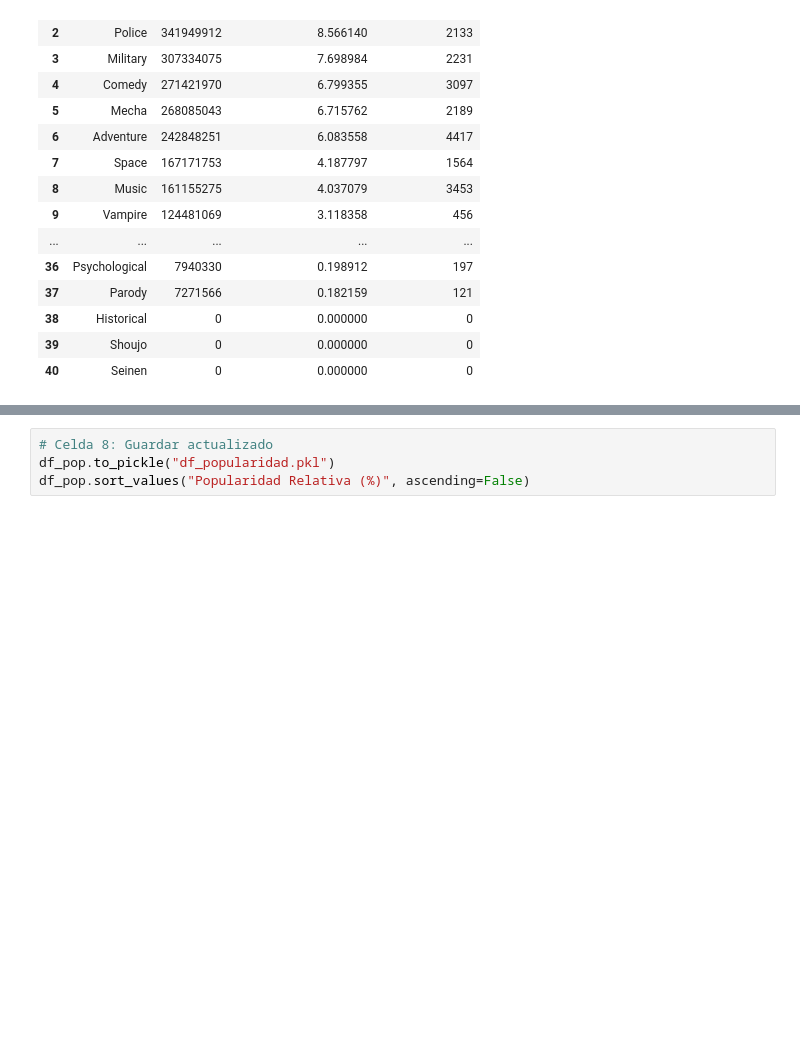
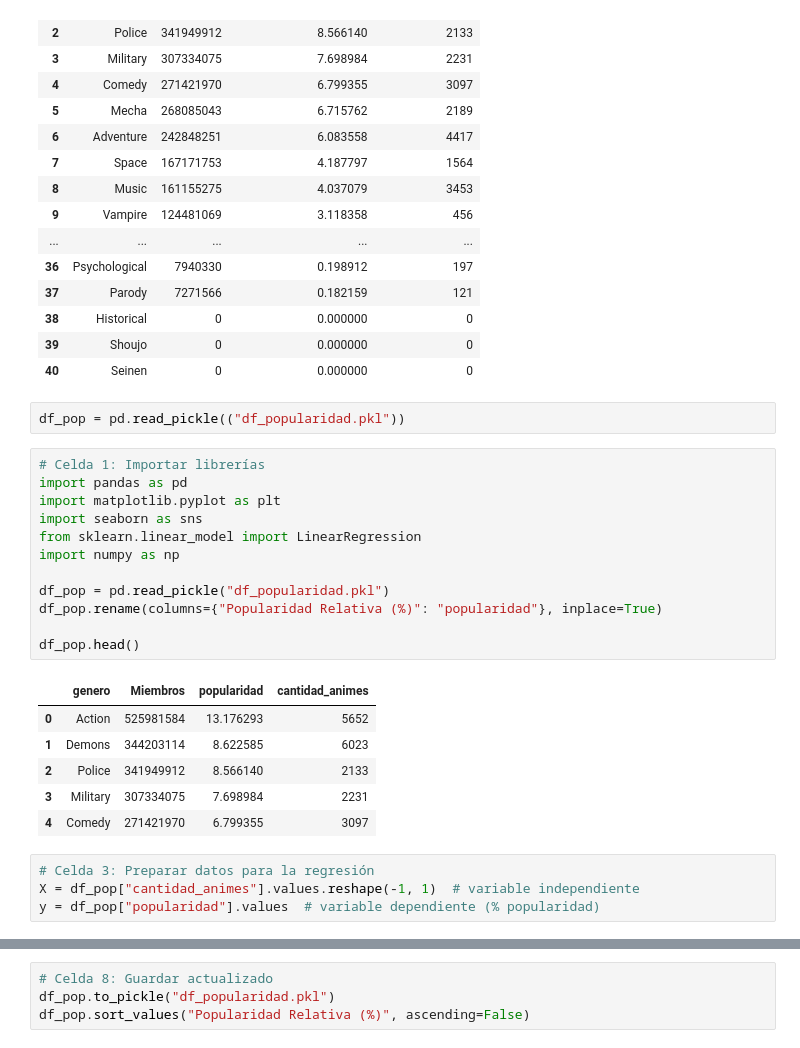
Before and after one commit to VAMarques/Proyecto-Grupo-12, a Jupyter notebook: popularidad.ipynb, the cells around one changed output, grey strips where cells are left out. Saved outputs shown, nothing was run; the diff lists cells and outputs as text; blank space fills up the shorter version.

```diff
--- a/popularidad.ipynb
+++ b/popularidad.ipynb
@@ -248,3 +248,28 @@ df_pop
 | 38 | Historical | 0 | 0.000000 | 0 |
 | 39 | Shoujo | 0 | 0.000000 | 0 |
 | 40 | Seinen | 0 | 0.000000 | 0 |
+# %%
+df_pop = pd.read_pickle(("df_popularidad.pkl"))
+# %%
+# Celda 1: Importar librerías
+import pandas as pd
+import matplotlib.pyplot as plt
+import seaborn as sns
+from sklearn.linear_model import LinearRegression
+import numpy as np
+
+df_pop = pd.read_pickle("df_popularidad.pkl")
+df_pop.rename(columns={"Popularidad Relativa (%)": "popularidad"}, inplace=True)
+
+df_pop.head()
+# %% [output]
+|  | genero | Miembros | popularidad | cantidad_animes |
+| 0 | Action | 525981584 | 13.176293 | 5652 |
+| 1 | Demons | 344203114 | 8.622585 | 6023 |
+| 2 | Police | 341949912 | 8.566140 | 2133 |
+| 3 | Military | 307334075 | 7.698984 | 2231 |
+| 4 | Comedy | 271421970 | 6.799355 | 3097 |
+# %%
+# Celda 3: Preparar datos para la regresión
+X = df_pop["cantidad_animes"].values.reshape(-1, 1)  # variable independiente
+y = df_pop["popularidad"].values  # variable dependiente (% popularidad)
```
Also changed, not shown: parts of 2 cells of this notebook.
